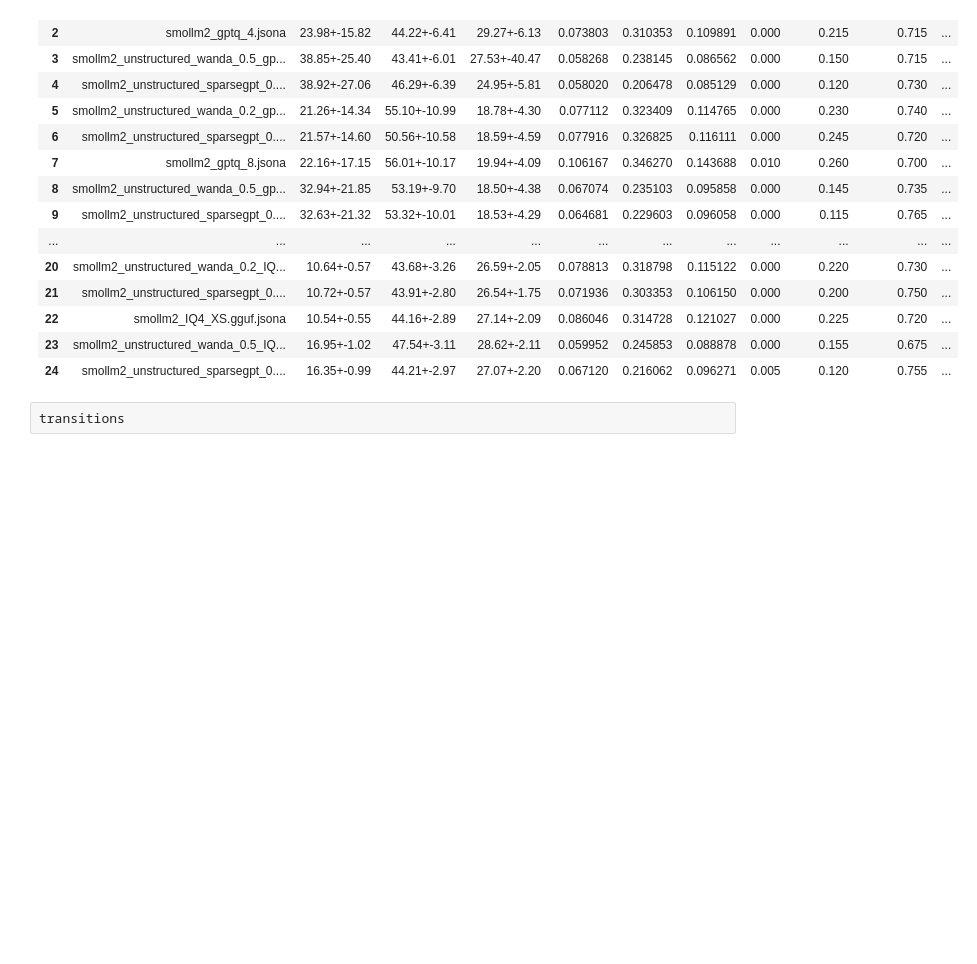
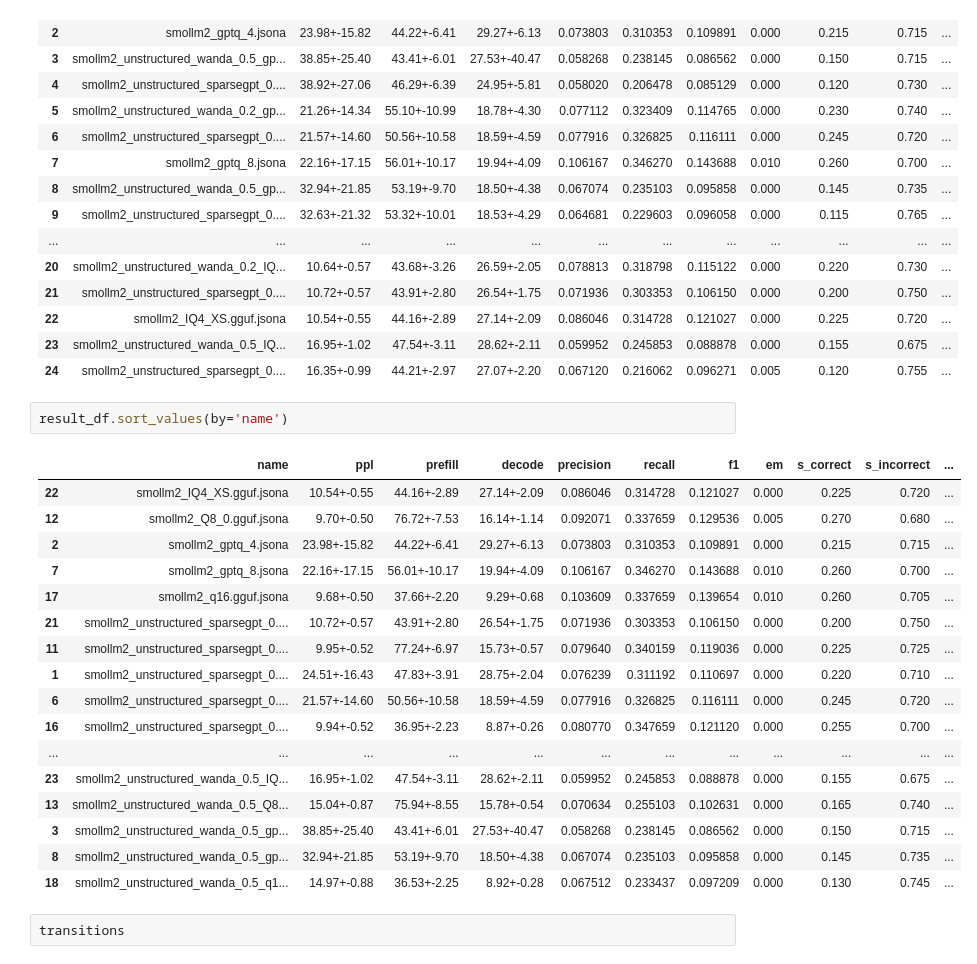
Before and after one commit to YouOnlyLive1ce/llm_on_edge, a Jupyter notebook: benchmark/visualize_results.ipynb, the cells around one changed output. Drawn from its saved outputs; the diff is of its cells as text; blank space fills up the shorter version.

```diff
--- a/benchmark/visualize_results.ipynb
+++ b/benchmark/visualize_results.ipynb
@@ -43,6 +43,26 @@ comparing treatment model ../../out/smollm2/benchmark_results/out/smollm2/quanti
 | 22 | smollm2_IQ4_XS.gguf.jsona | 10.54+-0.55 | 44.16+-2.89 | 27.14+-2.09 | 0.086046 | 0.314728 | 0.121027 | 0.000 | 0.225 | 0.720 | ... |
 | 23 | smollm2_unstructured_wanda_0.5_IQ... | 16.95+-1.02 | 47.54+-3.11 | 28.62+-2.11 | 0.059952 | 0.245853 | 0.088878 | 0.000 | 0.155 | 0.675 | ... |
 | 24 | smollm2_unstructured_sparsegpt_0.... | 16.35+-0.99 | 44.21+-2.97 | 27.07+-2.20 | 0.067120 | 0.216062 | 0.096271 | 0.005 | 0.120 | 0.755 | ... |
+# %%
+result_df.sort_values(by='name')
+# %% [output]
+|  | name | ppl | prefill | decode | precision | recall | f1 | em | s_correct | s_incorrect | ... |
+| 22 | smollm2_IQ4_XS.gguf.jsona | 10.54+-0.55 | 44.16+-2.89 | 27.14+-2.09 | 0.086046 | 0.314728 | 0.121027 | 0.000 | 0.225 | 0.720 | ... |
+| 12 | smollm2_Q8_0.gguf.jsona | 9.70+-0.50 | 76.72+-7.53 | 16.14+-1.14 | 0.092071 | 0.337659 | 0.129536 | 0.005 | 0.270 | 0.680 | ... |
+| 2 | smollm2_gptq_4.jsona | 23.98+-15.82 | 44.22+-6.41 | 29.27+-6.13 | 0.073803 | 0.310353 | 0.109891 | 0.000 | 0.215 | 0.715 | ... |
+| 7 | smollm2_gptq_8.jsona | 22.16+-17.15 | 56.01+-10.17 | 19.94+-4.09 | 0.106167 | 0.346270 | 0.143688 | 0.010 | 0.260 | 0.700 | ... |
+| 17 | smollm2_q16.gguf.jsona | 9.68+-0.50 | 37.66+-2.20 | 9.29+-0.68 | 0.103609 | 0.337659 | 0.139654 | 0.010 | 0.260 | 0.705 | ... |
+| 21 | smollm2_unstructured_sparsegpt_0.... | 10.72+-0.57 | 43.91+-2.80 | 26.54+-1.75 | 0.071936 | 0.303353 | 0.106150 | 0.000 | 0.200 | 0.750 | ... |
+| 11 | smollm2_unstructured_sparsegpt_0.... | 9.95+-0.52 | 77.24+-6.97 | 15.73+-0.57 | 0.079640 | 0.340159 | 0.119036 | 0.000 | 0.225 | 0.725 | ... |
+| 1 | smollm2_unstructured_sparsegpt_0.... | 24.51+-16.43 | 47.83+-3.91 | 28.75+-2.04 | 0.076239 | 0.311192 | 0.110697 | 0.000 | 0.220 | 0.710 | ... |
+| 6 | smollm2_unstructured_sparsegpt_0.... | 21.57+-14.60 | 50.56+-10.58 | 18.59+-4.59 | 0.077916 | 0.326825 | 0.116111 | 0.000 | 0.245 | 0.720 | ... |
+| 16 | smollm2_unstructured_sparsegpt_0.... | 9.94+-0.52 | 36.95+-2.23 | 8.87+-0.26 | 0.080770 | 0.347659 | 0.121120 | 0.000 | 0.255 | 0.700 | ... |
+| ... | ... | ... | ... | ... | ... | ... | ... | ... | ... | ... | ... |
+| 23 | smollm2_unstructured_wanda_0.5_IQ... | 16.95+-1.02 | 47.54+-3.11 | 28.62+-2.11 | 0.059952 | 0.245853 | 0.088878 | 0.000 | 0.155 | 0.675 | ... |
+| 13 | smollm2_unstructured_wanda_0.5_Q8... | 15.04+-0.87 | 75.94+-8.55 | 15.78+-0.54 | 0.070634 | 0.255103 | 0.102631 | 0.000 | 0.165 | 0.740 | ... |
+| 3 | smollm2_unstructured_wanda_0.5_gp... | 38.85+-25.40 | 43.41+-6.01 | 27.53+-40.47 | 0.058268 | 0.238145 | 0.086562 | 0.000 | 0.150 | 0.715 | ... |
+| 8 | smollm2_unstructured_wanda_0.5_gp... | 32.94+-21.85 | 53.19+-9.70 | 18.50+-4.38 | 0.067074 | 0.235103 | 0.095858 | 0.000 | 0.145 | 0.735 | ... |
+| 18 | smollm2_unstructured_wanda_0.5_q1... | 14.97+-0.88 | 36.53+-2.25 | 8.92+-0.28 | 0.067512 | 0.233437 | 0.097209 | 0.000 | 0.130 | 0.745 | ... |
 # %%
 transitions
 # %% [output]
```
Also changed, not shown: parts of 9 cells of this notebook, 1 other file.
